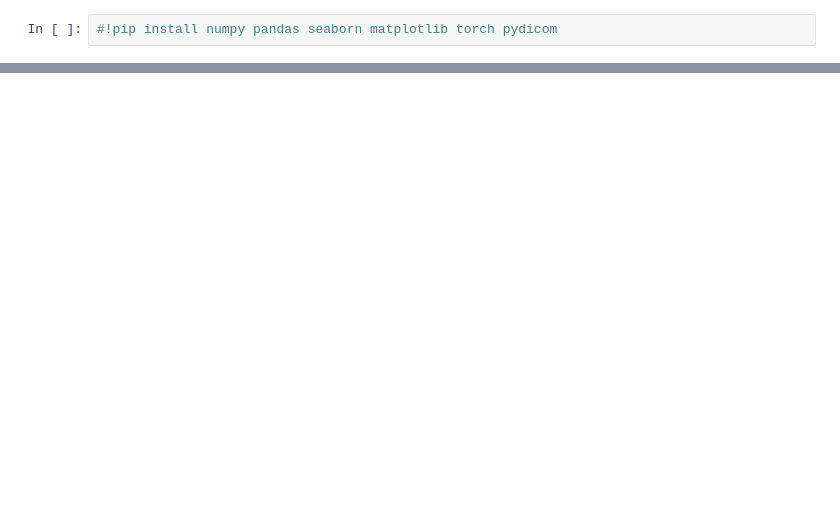
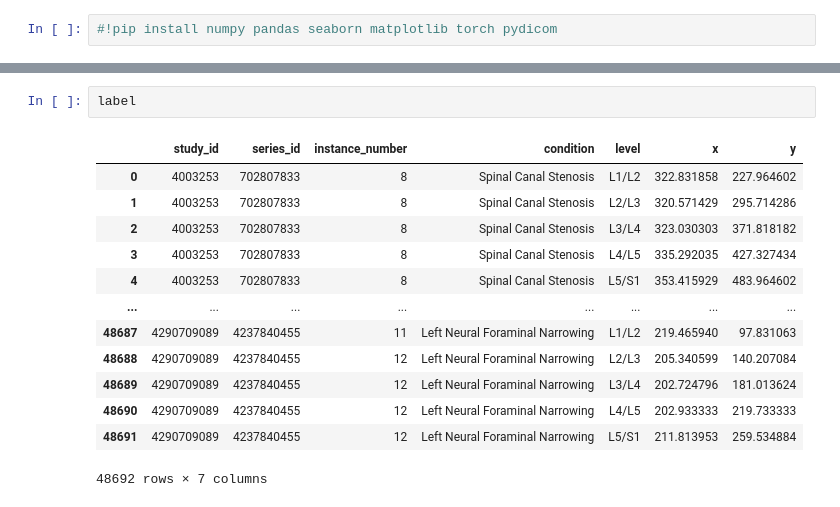
Before and after one commit to MLBootcamp-2024-Sinchon-Kaggle/RSNA, a Jupyter notebook: making_dataset.ipynb, the cells around one changed output, grey strips where cells are left out. Saved outputs shown, nothing was run; the diff lists cells and outputs as text; blank space fills up the shorter version.

```diff
--- a/making_dataset.ipynb
+++ b/making_dataset.ipynb
@@ -58,0 +152,16 @@ train_desc.head()
+# %%
+label
+# %% [output]
+|  | study_id | series_id | instance_number | condition | level | x | y |
+| 0 | 4003253 | 702807833 | 8 | Spinal Canal Stenosis | L1/L2 | 322.831858 | 227.964602 |
+| 1 | 4003253 | 702807833 | 8 | Spinal Canal Stenosis | L2/L3 | 320.571429 | 295.714286 |
+| 2 | 4003253 | 702807833 | 8 | Spinal Canal Stenosis | L3/L4 | 323.030303 | 371.818182 |
+| 3 | 4003253 | 702807833 | 8 | Spinal Canal Stenosis | L4/L5 | 335.292035 | 427.327434 |
+| 4 | 4003253 | 702807833 | 8 | Spinal Canal Stenosis | L5/S1 | 353.415929 | 483.964602 |
+| ... | ... | ... | ... | ... | ... | ... | ... |
+| 48687 | 4290709089 | 4237840455 | 11 | Left Neural Foraminal Narrowing | L1/L2 | 219.465940 | 97.831063 |
+| 48688 | 4290709089 | 4237840455 | 12 | Left Neural Foraminal Narrowing | L2/L3 | 205.340599 | 140.207084 |
+| 48689 | 4290709089 | 4237840455 | 12 | Left Neural Foraminal Narrowing | L3/L4 | 202.724796 | 181.013624 |
+| 48690 | 4290709089 | 4237840455 | 12 | Left Neural Foraminal Narrowing | L4/L5 | 202.933333 | 219.733333 |
+| 48691 | 4290709089 | 4237840455 | 12 | Left Neural Foraminal Narrowing | L5/S1 | 211.813953 | 259.534884 |
+48692 rows × 7 columns
```
Also changed, not shown: parts of 16 cells of this notebook.
